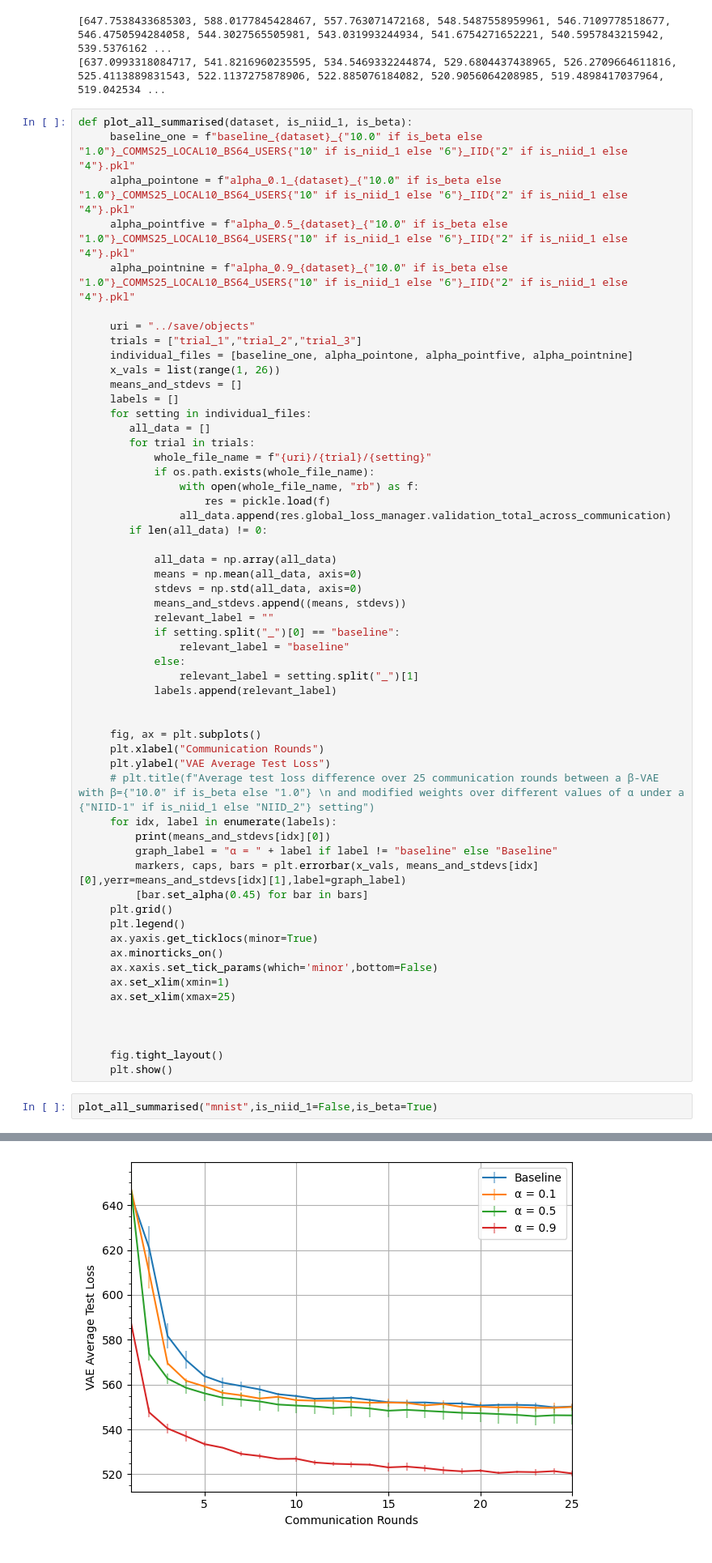
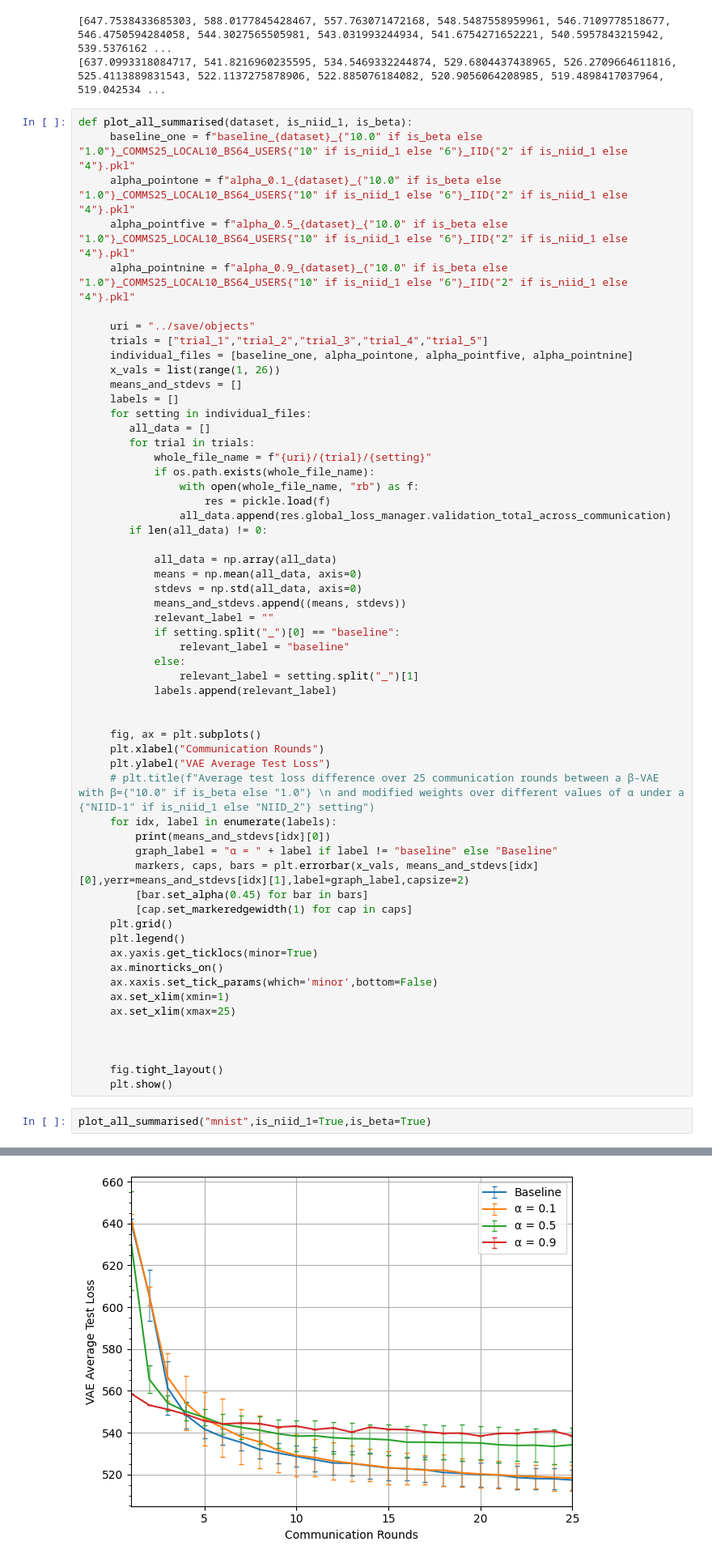
Before and after one commit to FederatedRP2024Delft/Federated-Learning-PyTorch-Weight-Modification, a Jupyter notebook: src/weights_data_analysis.ipynb, the cells around one changed output, grey strips where cells are left out. Shown: that part at 81% size. Drawn from its saved outputs; the diff is of its cells as text.

Commit message:
add caps to error bars in graph

```diff
--- a/src/weights_data_analysis.ipynb
+++ b/src/weights_data_analysis.ipynb
@@ -28,7 +28,7 @@ def plot_all_summarised(dataset, is_niid_1, is_beta):
      alpha_pointnine = f"alpha_0.9_{dataset}_{"10.0" if is_beta else "1.0"}_COMMS25_LOCAL10_BS64_USERS{"10" if is_niid_1 else "6"}_IID{"2" if is_niid_1 else "4"}.pkl"
 
      uri = "../save/objects"
-     trials = ["trial_1","trial_2","trial_3"]
+     trials = ["trial_1","trial_2","trial_3","trial_4","trial_5"]
      individual_files = [baseline_one, alpha_pointone, alpha_pointfive, alpha_pointnine]
      x_vals = list(range(1, 26))
      means_and_stdevs = []
@@ -62,8 +62,9 @@ def plot_all_summarised(dataset, is_niid_1, is_beta):
      for idx, label in enumerate(labels):
          print(means_and_stdevs[idx][0])
          graph_label = "α = " + label if label != "baseline" else "Baseline"
-         markers, caps, bars = plt.errorbar(x_vals, means_and_stdevs[idx][0],yerr=means_and_stdevs[idx][1],label=graph_label)
+         markers, caps, bars = plt.errorbar(x_vals, means_and_stdevs[idx][0],yerr=means_and_stdevs[idx][1],label=graph_label,capsize=2)
          [bar.set_alpha(0.45) for bar in bars]
+         [cap.set_markeredgewidth(1) for cap in caps]
      plt.grid()
      plt.legend()
      ax.yaxis.get_ticklocs(minor=True)
@@ -77,5 +78,5 @@ def plot_all_summarised(dataset, is_niid_1, is_beta):
      fig.tight_layout()
      plt.show()
 # %%
-plot_all_summarised("mnist",is_niid_1=False,is_beta=True)
+plot_all_summarised("mnist",is_niid_1=True,is_beta=True)
 # %% [output]
@@ -102,4 +103,4 @@ plot_all_summarised("mnist",is_niid_1=False,is_beta=True)
-[figure, old version]
+[figure, new version]
 # %%
 cur_alpha = "1.0"
 cur_beta = "0.5"
```
Also changed, not shown: parts of 1 cell of this notebook.
